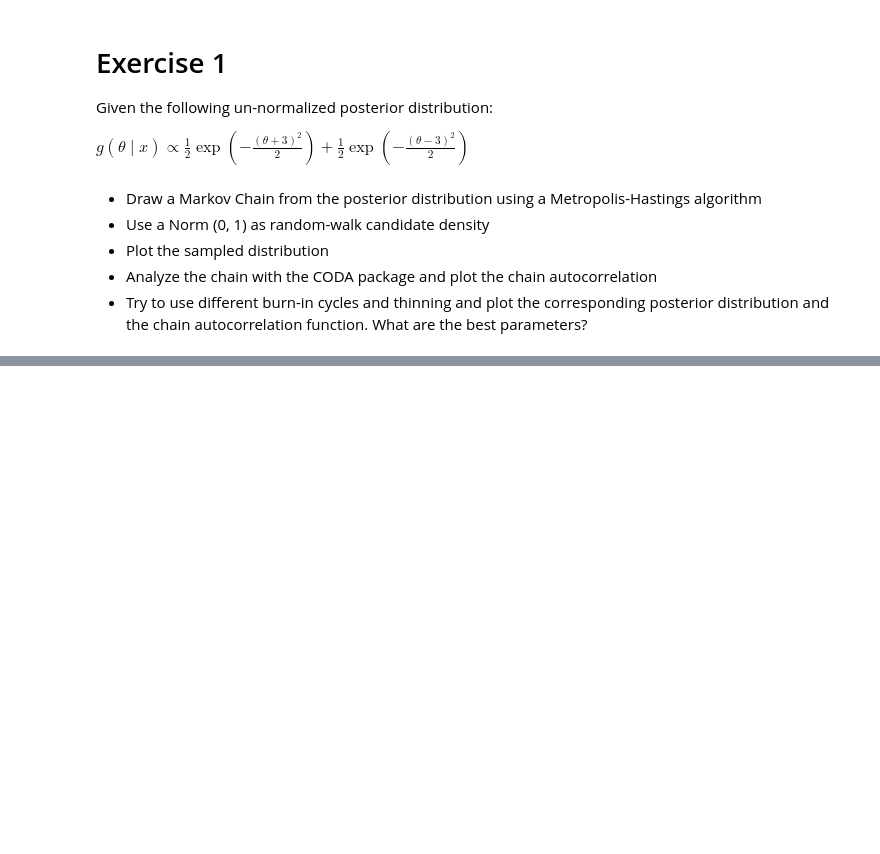
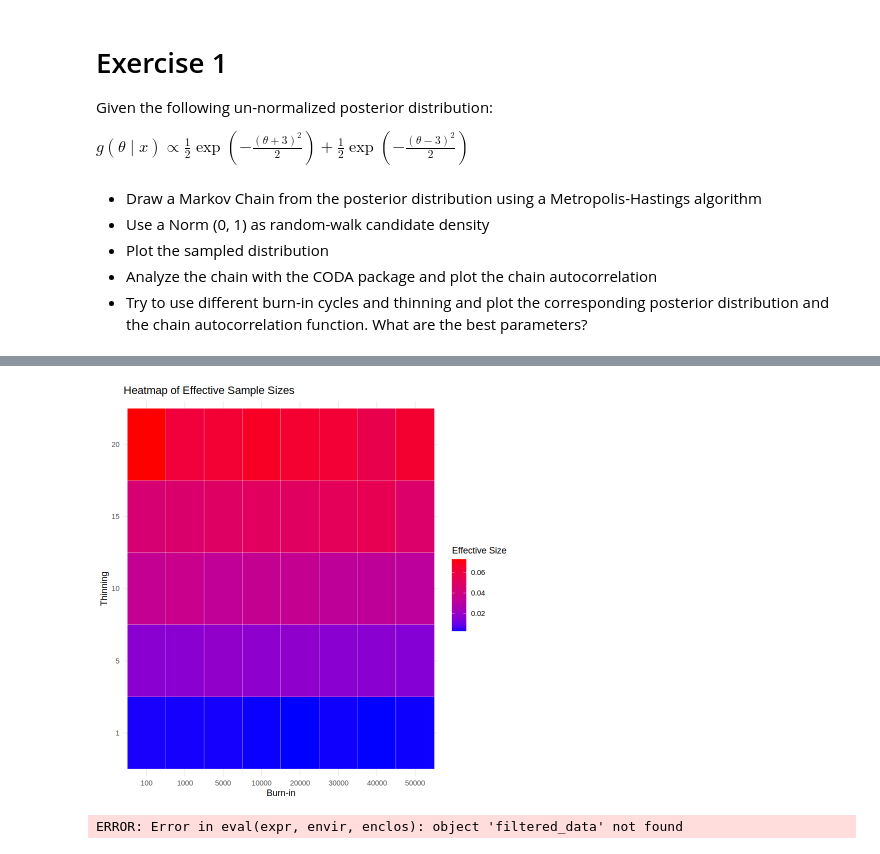
Before and after one commit to Kallo27/Advanced_statistics, a Jupyter notebook: Lab05/CalandraBuonaura_LorenzoRlab05.ipynb, the cells around one changed output, grey strips where cells are left out. Saved outputs shown, nothing was run; the diff lists cells and outputs as text; code cells hidden in the pictures; blank space fills up the shorter version.

```diff
--- a/Lab05/CalandraBuonaura_LorenzoRlab05.ipynb
+++ b/Lab05/CalandraBuonaura_LorenzoRlab05.ipynb
@@ -261,0 +209,14 @@ ERROR: Error in data.frame(lags, ACF): arguments imply differing number of rows:
+# %%
+ggplot(effective_sizes, aes(x = as.factor(burn_in),
+                            y = as.factor(thinning), fill = eff_size)) +
+  geom_tile(color = "white") +
+  scale_fill_gradient(low = "blue", high = "red") +
+  labs(title = "Heatmap of Effective Sample Sizes",
+       x = "Burn-in", y = "Thinning", fill = "Effective Size") +
+  theme_minimal()
+# %% [output]
+[figure, added]
+# %%
+filtered_data
+# %% [output]
+ERROR: Error in eval(expr, envir, enclos): object 'filtered_data' not found
```
Also changed, not shown: parts of 18 cells of this notebook.
